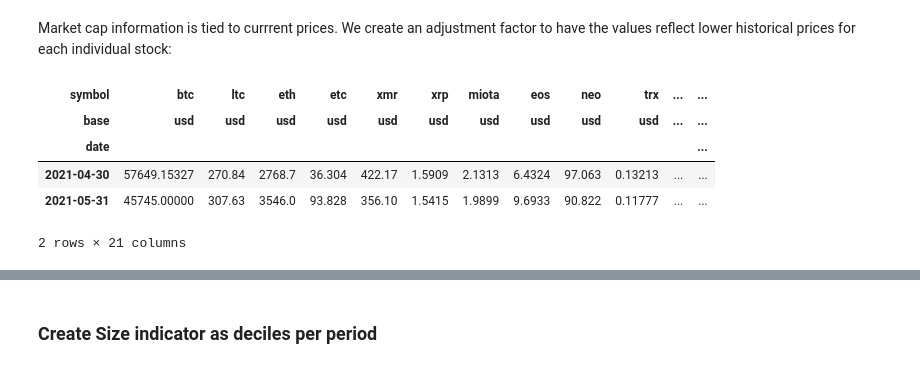
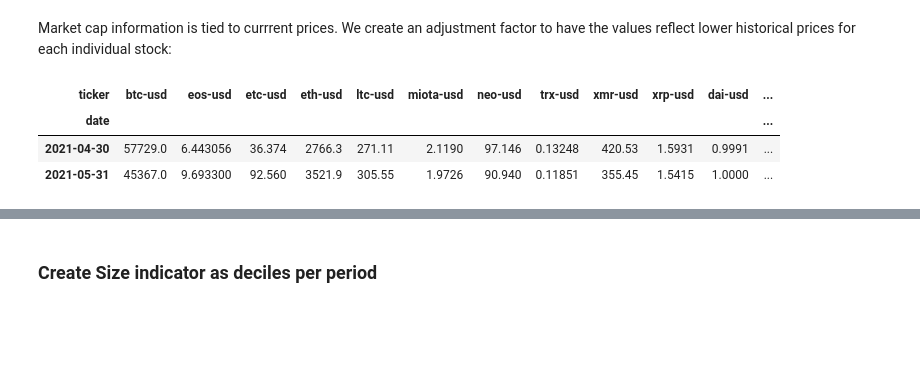
Before and after one commit to jensakut/machine-learning-for-trading, a Jupyter notebook: 04_alpha_factor_research/01_feature_engineering.ipynb, the cells around one changed output, grey strips where cells are left out. Cells and saved outputs as stored; diff of their text form; code cells hidden in the pictures; blank space fills up the shorter version.

```diff
--- a/04_alpha_factor_research/01_feature_engineering.ipynb
+++ b/04_alpha_factor_research/01_feature_engineering.ipynb
@@ -68,0 +117,11 @@ memory usage: 2.3+ GB
+# %%
+n_years = 3
+min_obs = 12 * n_years
+nobs = prices.groupby(level='ticker').size()
+keep = nobs[nobs > min_obs].index
+print(keep)
+print(prices.info())
+prices = prices.loc[(slice(None), keep), :]
+print(prices.info())
+
+prices.index.get_level_values('ticker').unique()
@@ -68,0 +167,5 @@ memory usage: 2.3+ GB
+# %%
+min_number_tickers = 10
+prices = prices.unstack('ticker').dropna(thresh=min_number_tickers*5).stack('ticker')
+print(prices['close'].unstack('ticker').head(3))
+print(prices['close'].unstack('ticker').tail(3))
@@ -68,0 +190,16 @@ memory usage: 2.3+ GB
+# %%
+# get only shared data
+shared = prices.index.get_level_values('ticker').intersection(cryptos.index.get_level_values('ticker'))\
+    .intersection(categories.index.get_level_values('ticker'))
+len(shared), shared
+
+cryptos = cryptos.loc[shared, :]
+categories = categories.loc[shared, :]
+prices = prices.loc[(slice(None), shared), :]
+
+assert categories.shape[0] == cryptos.shape[0]
+assert prices.index.get_level_values('ticker').nunique() == categories.shape[0]
+assert prices.unstack('date').shape[0] == cryptos.shape[0], categories.shape[0]
+assert cryptos.shape[0] == categories.shape[0]
+
+prices.index.get_level_values('ticker').nunique(), prices.index.get_level_values('ticker').unique()
@@ -290,11 +392,0 @@ timeframe = 'M'
-# %%
-# TODO resample every other value with default mean()?
-
-prices = pd.concat([prices['open'].unstack(level=[1, 2]).resample(timeframe).first(),
-                    prices['high'].unstack(level=[1,2]).resample(timeframe).max(),
-                    prices['low'].unstack(level=[1,2]).resample(timeframe).min(),
-                    prices['close'].unstack(level=[1,2]).resample(timeframe).last(),
-                    prices['volume'].unstack(level=[1,2]).resample(timeframe).sum(), ],
-                   keys=['open', 'high', 'low', 'close', 'volume'], axis=1).stack(level=[1, 2], dropna=True)
-prices.dropna(inplace=True)
-prices
@@ -766,12 +821,10 @@ memory usage: 9.5+ KB
 # %% [markdown]
 Market cap information is tied to currrent prices. We create an adjustment factor to have the values reflect lower historical prices for each individual stock:
 # %%
-prices_resampled.close.unstack(level=[1, 2]).tail(2)
+prices.close.unstack(level='ticker').tail(2)
 # %% [output]
-| symbol | btc | ltc | eth | etc | xmr | xrp | miota | eos | neo | trx | ... | ... |
-| base | usd | usd | usd | usd | usd | usd | usd | usd | usd | usd | ... | ... |
+| ticker | btc-usd | eos-usd | etc-usd | eth-usd | ltc-usd | miota-usd | neo-usd | trx-usd | xmr-usd | xrp-usd | dai-usd | ... |
 | date |  |  |  |  |  |  |  |  |  |  |  | ... |
-| 2021-04-30 | 57649.15327 | 270.84 | 2768.7 | 36.304 | 422.17 | 1.5909 | 2.1313 | 6.4324 | 97.063 | 0.13213 | ... | ... |
-| 2021-05-31 | 45745.00000 | 307.63 | 3546.0 | 93.828 | 356.10 | 1.5415 | 1.9899 | 9.6933 | 90.822 | 0.11777 | ... | ... |
+| 2021-04-30 | 57729.0 | 6.443056 | 36.374 | 2766.3 | 271.11 | 2.1190 | 97.146 | 0.13248 | 420.53 | 1.5931 | 0.9991 | ... |
+| 2021-05-31 | 45367.0 | 9.693300 | 92.560 | 3521.9 | 305.55 | 1.9726 | 90.940 | 0.11851 | 355.45 | 1.5415 | 1.0000 | ... |
-2 rows × 21 columns
 # %%
```
Also changed, not shown: parts of 65 cells of this notebook, 2 other files.
